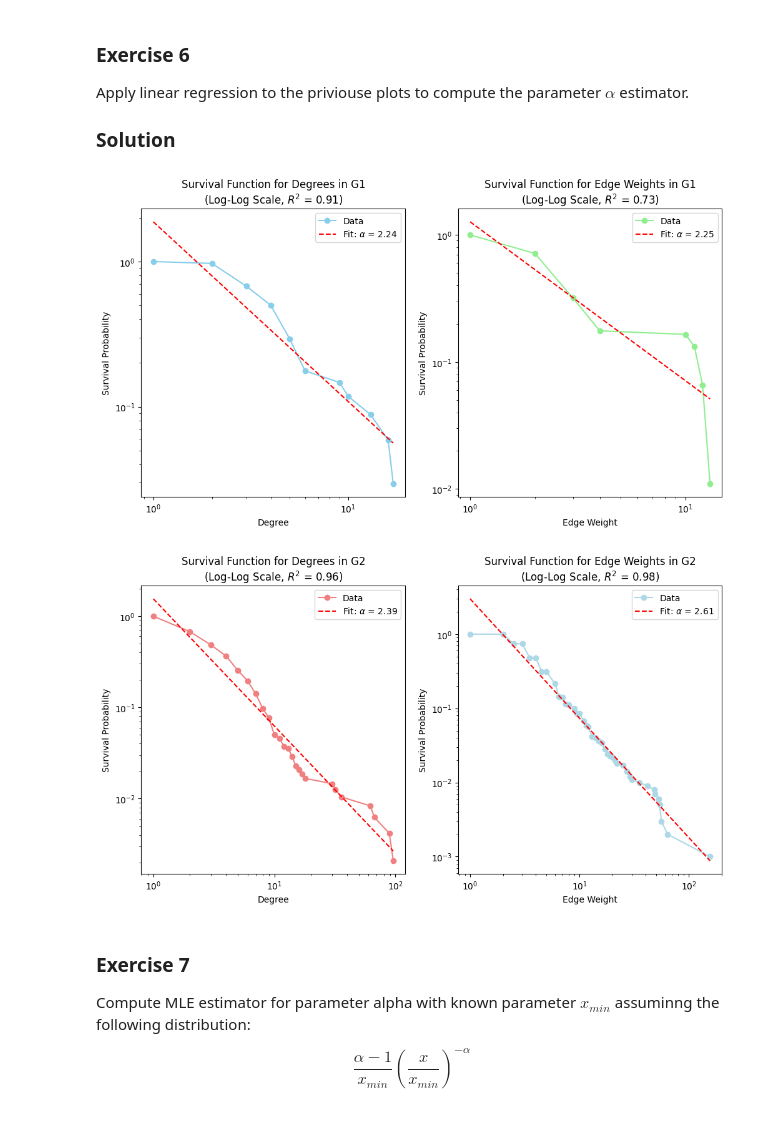
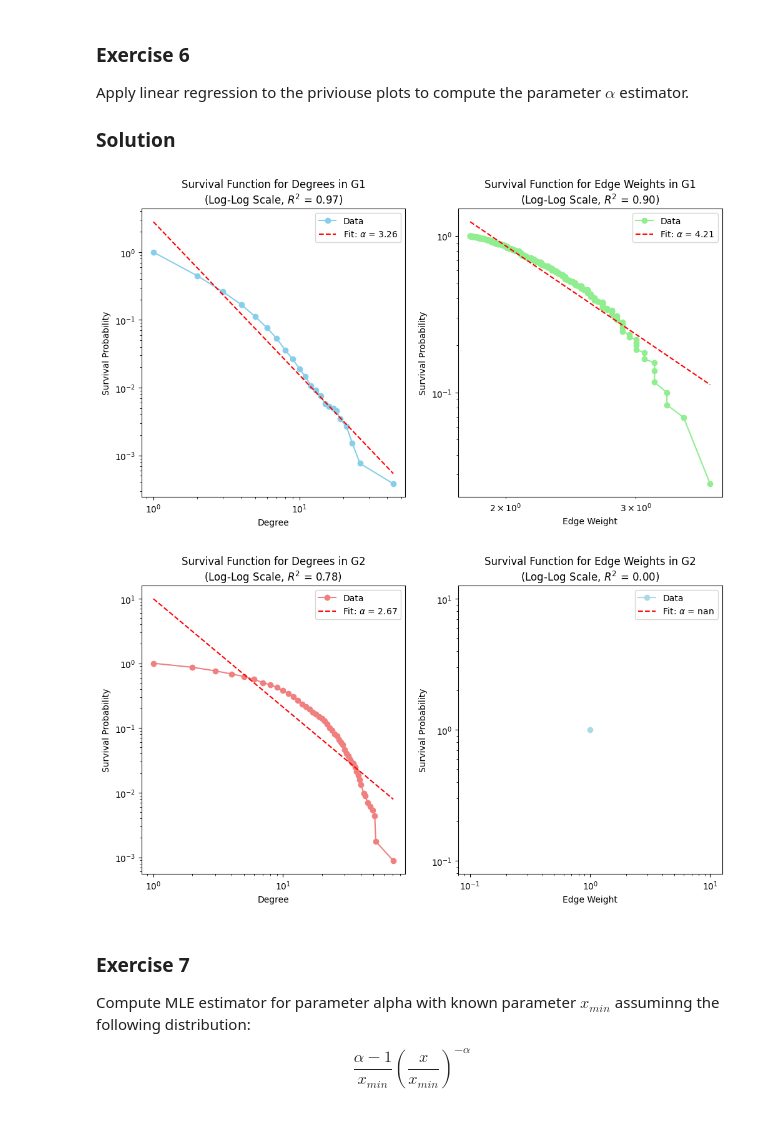
Before and after one commit to alessandrogentili001/Social-Networks-and-Recommendation-Systems, a Jupyter notebook: week_04/lab04.ipynb, the cells around one changed output. Cells and saved outputs as stored; diff of their text form; code cells hidden in the pictures.

```diff
--- a/week_04/lab04.ipynb
+++ b/week_04/lab04.ipynb
@@ -153,0 +9,39 @@ plt.show()
+# %%
+import networkx as nx
+import os
+
+def read_network_from_edges(file_path_list):
+    """
+    Read networks from a list of .edges format files.
+
+    Parameters:
+    - file_path_list (list): List of paths to .edges files.
+
+    Returns:
+    - list of networkx.Graph: The loaded graphs.
+    """
+    graph_list = []
+    for file_path in file_path_list:
+        if not os.path.exists(file_path):
+            print(f"File not found: {file_path}")
+            continue
+        try:
+            # Load the graph from the .edges file
+            G = nx.read_edgelist(file_path, nodetype=int, data=(('weight', float),))
+            graph_list.append(G)
+        except Exception as e:
+            print(f"An error occurred while reading the file '{file_path}': {e}")
+    return graph_list
+
+# Example usage
+file_path_list = [r'data\bio-CE-HT.edges', r'data\email-univ.edges']
+graph_list = read_network_from_edges(file_path_list)
+
+# Check if graphs were loaded successfully
+if graph_list and len(graph_list) >= 2:
+    G1, G2 = graph_list[0], graph_list[1]
+    # Print summary of the graphs
+    print(G1)
+    print(G2)
+else:
+    print("One or both graphs could not be loaded.")
@@ -375,6 +356,12 @@ def estimate_alpha(values, survival_prob):
     slope, intercept, r_value, p_value, std_err = linregress(log_values, log_survival_prob)
     alpha = 1 - slope  # Compute alpha from the slope
     return alpha, slope, intercept, r_value**2
+
+# Calculate degree sequences for G1 and G2
+degrees1 = [degree for _, degree in G1.degree()]
+weights1 = [data.get('weight', 1) for _, _, data in G1.edges(data=True)]  # Default to 1 if 'weight' is missing
+degrees2 = [degree for _, degree in G2.degree()]
+weights2 = [data.get('weight', 1) for _, _, data in G2.edges(data=True)]  # Default to 1 if 'weight' is missing
 
 # Plot and estimate alpha for G1
 plt.figure(figsize=(12, 6))
@@ -409,35 +396,35 @@ plt.show()
 # Plot and estimate alpha for G2
 plt.figure(figsize=(12, 6))
 
 # Degree survival function and linear regression for G2
 plt.subplot(1, 2, 1)
 values_degrees2, survival_degrees2 = survival_function(degrees2)
 plt.plot(values_degrees2, survival_degrees2, marker='o', linestyle='-', color='lightcoral', label='Data')
 alpha_degrees2, slope3, intercept3, r_squared3 = estimate_alpha(values_degrees2, survival_degrees2)
 plt.plot(values_degrees2, np.exp(slope3 * np.log(values_degrees2) + intercept3), 'r--', label=f'Fit: $\\alpha$ = {alpha_degrees2:.2f}')
 plt.xscale('log')
 plt.yscale('log')
 plt.title(f"Survival Function for Degrees in G2\n(Log-Log Scale, $R^2$ = {r_squared3:.2f})")
 plt.xlabel("Degree")
 plt.ylabel("Survival Probability")
 plt.legend()
 
 # Edge weight survival function and linear regression for G2
 plt.subplot(1, 2, 2)
 values_weights2, survival_weights2 = survival_function(weights2)
 plt.plot(values_weights2, survival_weights2, marker='o', linestyle='-', color='lightblue', label='Data')
 alpha_weights2, slope4, intercept4, r_squared4 = estimate_alpha(values_weights2, survival_weights2)
 plt.plot(values_weights2, np.exp(slope4 * np.log(values_weights2) + intercept4), 'r--', label=f'Fit: $\\alpha$ = {alpha_weights2:.2f}')
 plt.xscale('log')
 plt.yscale('log')
 plt.title(f"Survival Function for Edge Weights in G2\n(Log-Log Scale, $R^2$ = {r_squared4:.2f})")
 plt.xlabel("Edge Weight")
 plt.ylabel("Survival Probability")
 plt.legend()
 plt.show()
 # %% [output]
-[figure, old version]
+[figure, new version]
-[figure, old version]
+[figure, new version]
 # %% [markdown]
 ### Exercise 7
 
```
Also changed, not shown: parts of 26 cells of this notebook, 6 other files.
